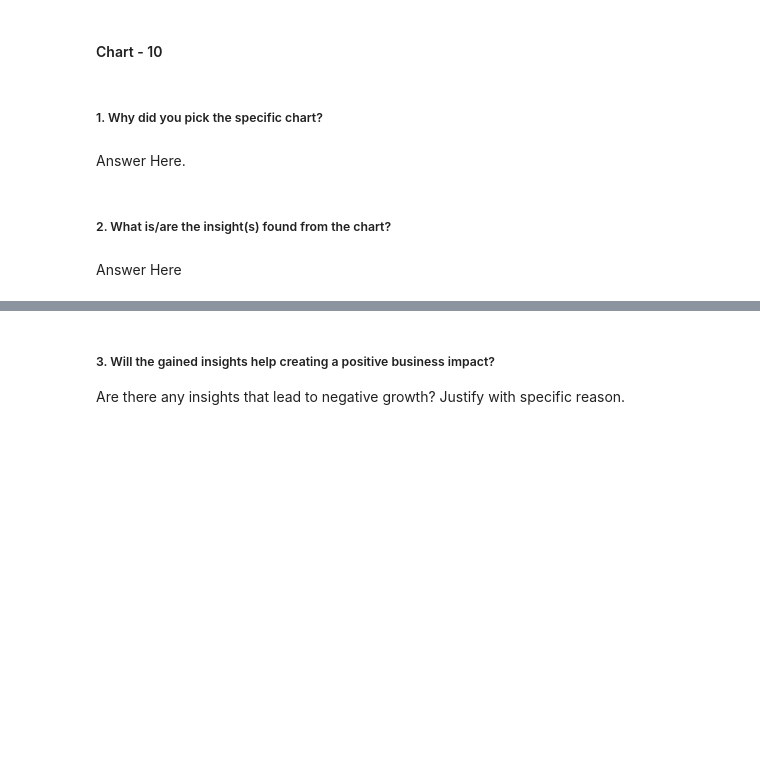
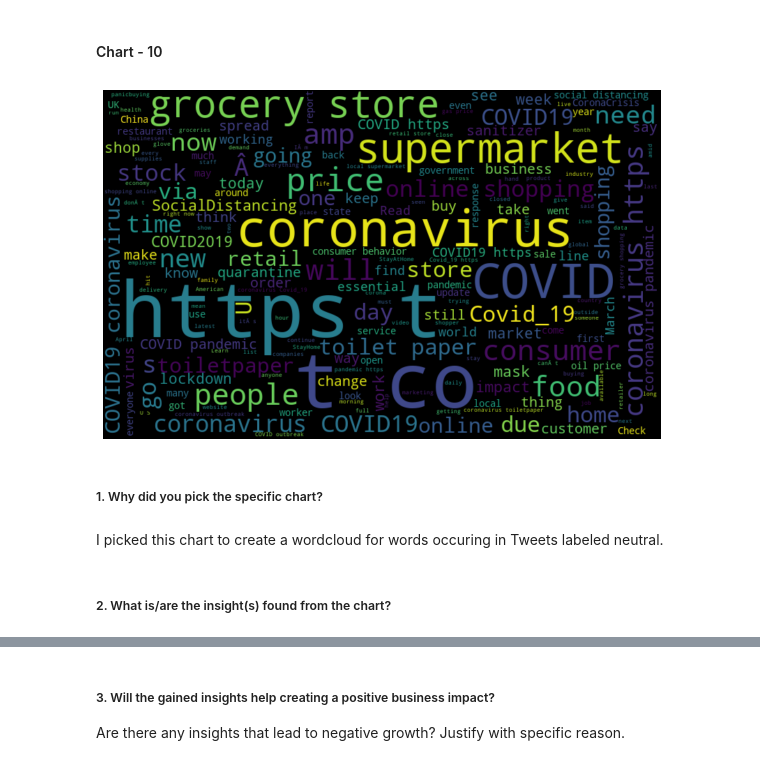
Before and after one commit to axpat/Corona-Virus-Tweet-Sentiment-Analysis, a Jupyter notebook: Coronavirus_Tweet_Sentiment_Analysis.ipynb, the cells around one changed output, grey strips where cells are left out. Drawn from its saved outputs; the diff is of its cells as text; code cells hidden in the pictures; blank space fills up the shorter version.

```diff
--- a/Coronavirus_Tweet_Sentiment_Analysis.ipynb
+++ b/Coronavirus_Tweet_Sentiment_Analysis.ipynb
@@ -866,8 +902,18 @@ Answer Here
+# %%
+# Chart - 10 visualization code
+# create text from just normal tweets
+normal_words = ' '.join([text for text in ctsa['OriginalTweet'][ctsa['Sentiment'] == 'Neutral']])
+
+wordcloud = WordCloud(width=800, height=500, random_state=21, max_font_size=110).generate(normal_words)
+plt.figure(figsize=(10, 7))
+plt.imshow(wordcloud, interpolation="bilinear")
+plt.axis('off')
+plt.show()
+# %% [output]
+[figure, added]
 # %% [markdown]
 ##### 1. Why did you pick the specific chart?
-# %% [markdown]
-Answer Here.
+# %% [markdown]
+I picked this chart to create a wordcloud for words occuring in Tweets labeled neutral.
 # %% [markdown]
 ##### 2. What is/are the insight(s) found from the chart?
-# %% [markdown]
-Answer Here
```
Also changed, not shown: parts of 179 cells of this notebook.
